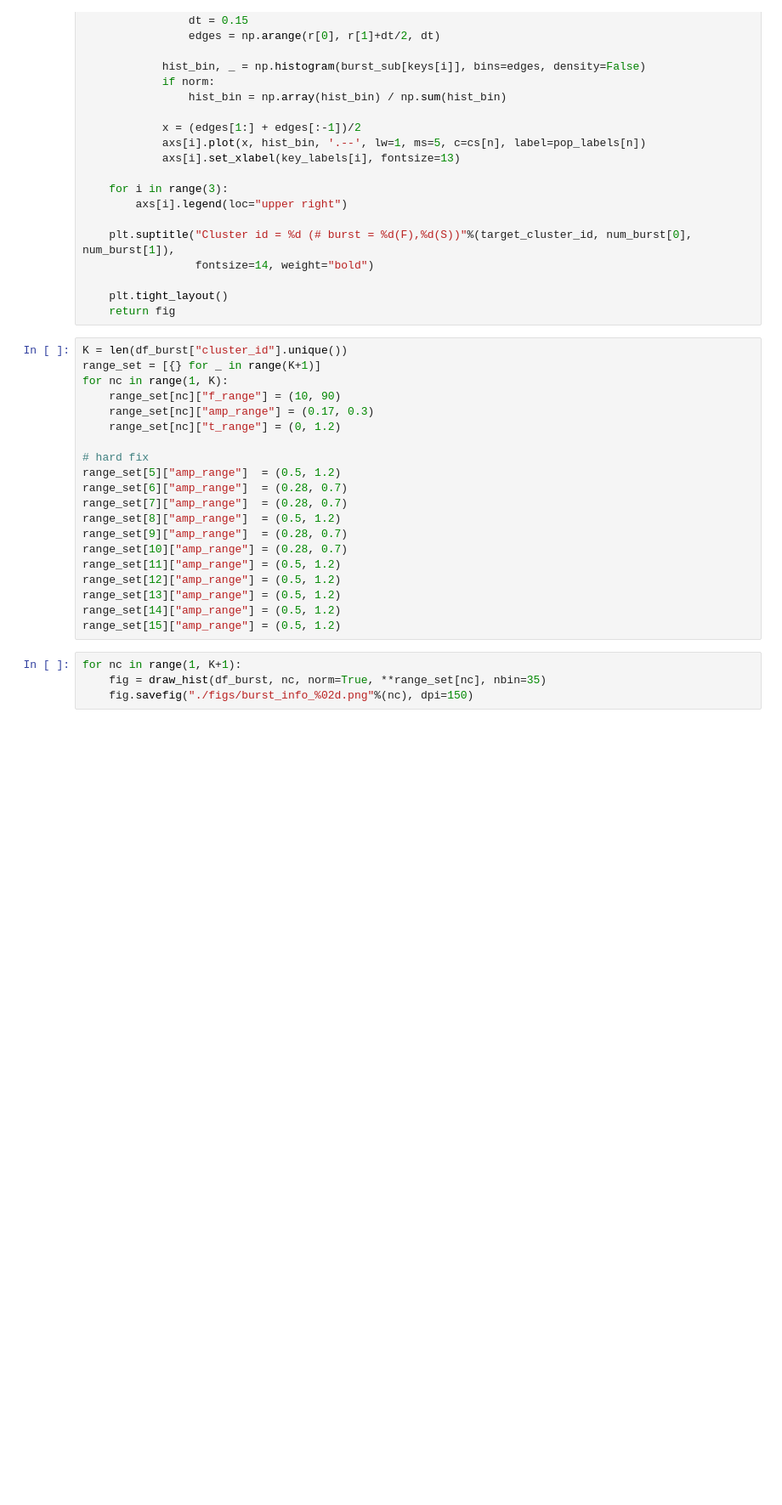
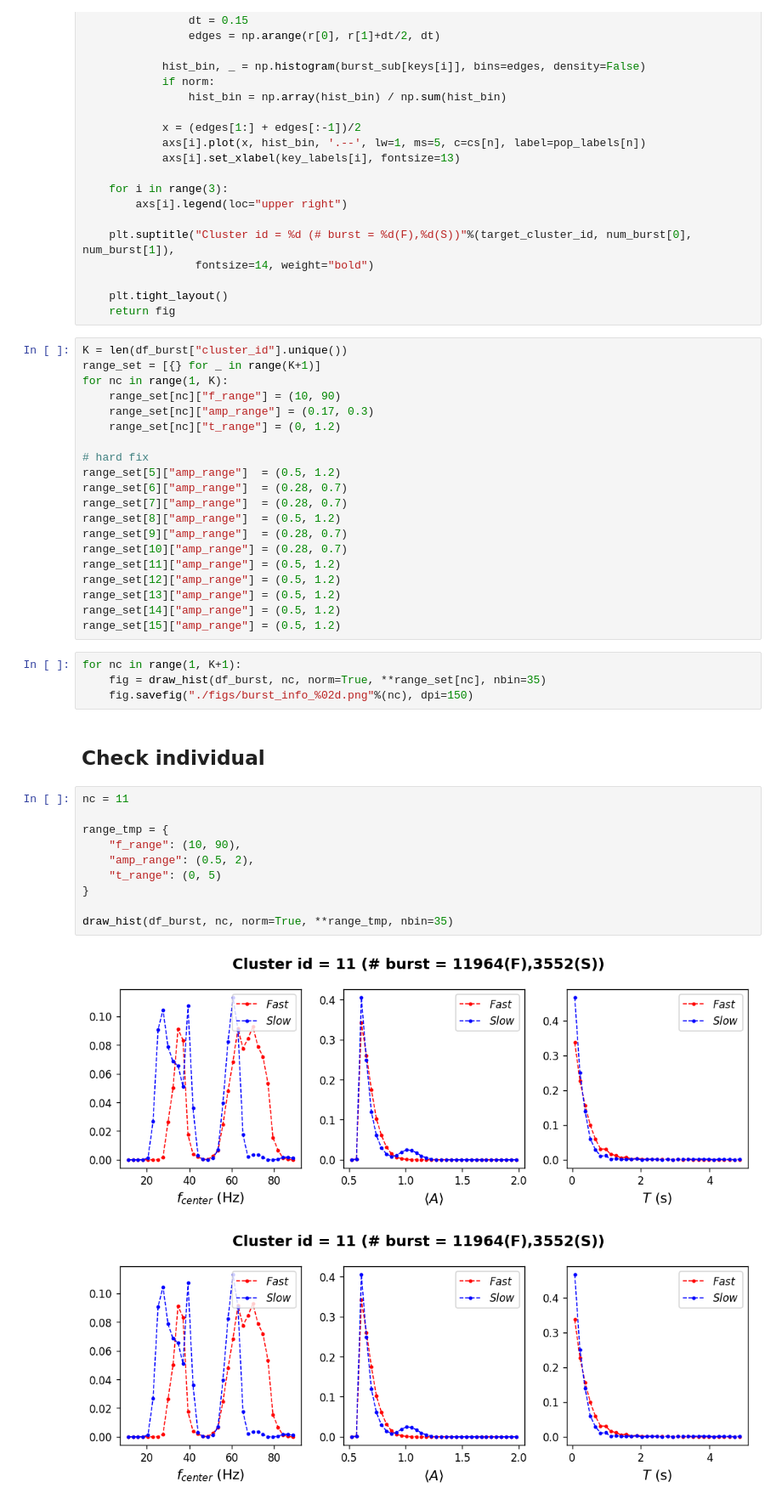
Before and after one commit to jyKim-97/hh_neuralnet, a Jupyter notebook: gen_three_pop_samples/multifreq_burst/burst_props.ipynb, the cells around one changed output. Shown at 85% size. Cells and saved outputs as stored; diff of their text form; blank space fills up the shorter version.

```diff
--- a/gen_three_pop_samples/multifreq_burst/burst_props.ipynb
+++ b/gen_three_pop_samples/multifreq_burst/burst_props.ipynb
@@ -120,3 +176,18 @@ range_set[15]["amp_range"] = (0.5, 1.2)
 for nc in range(1, K+1):
     fig = draw_hist(df_burst, nc, norm=True, **range_set[nc], nbin=35)
     fig.savefig("./figs/burst_info_%02d.png"%(nc), dpi=150)
+# %% [markdown]
+## Check individual
+# %%
+nc = 11
+
+range_tmp = {
+    "f_range": (10, 90),
+    "amp_range": (0.5, 2),
+    "t_range": (0, 5)
+}
+
+draw_hist(df_burst, nc, norm=True, **range_tmp, nbin=35)
+# %% [output]
+[figure, added]
+[figure, added]
```
Also changed, not shown: parts of 17 cells of this notebook, 11 other files.
